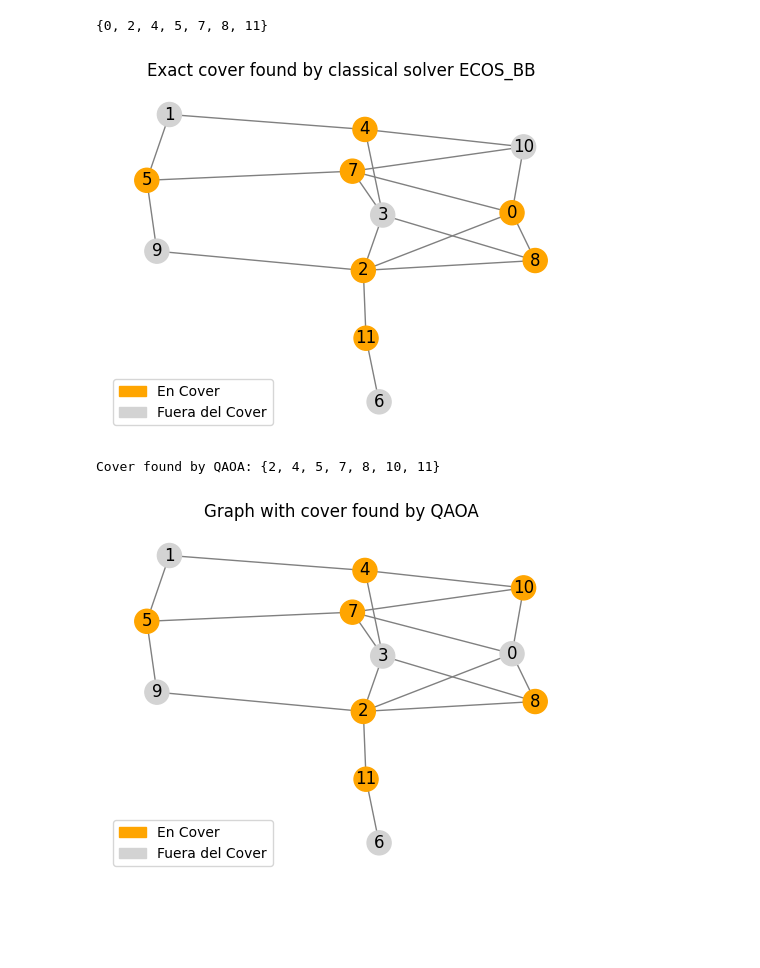
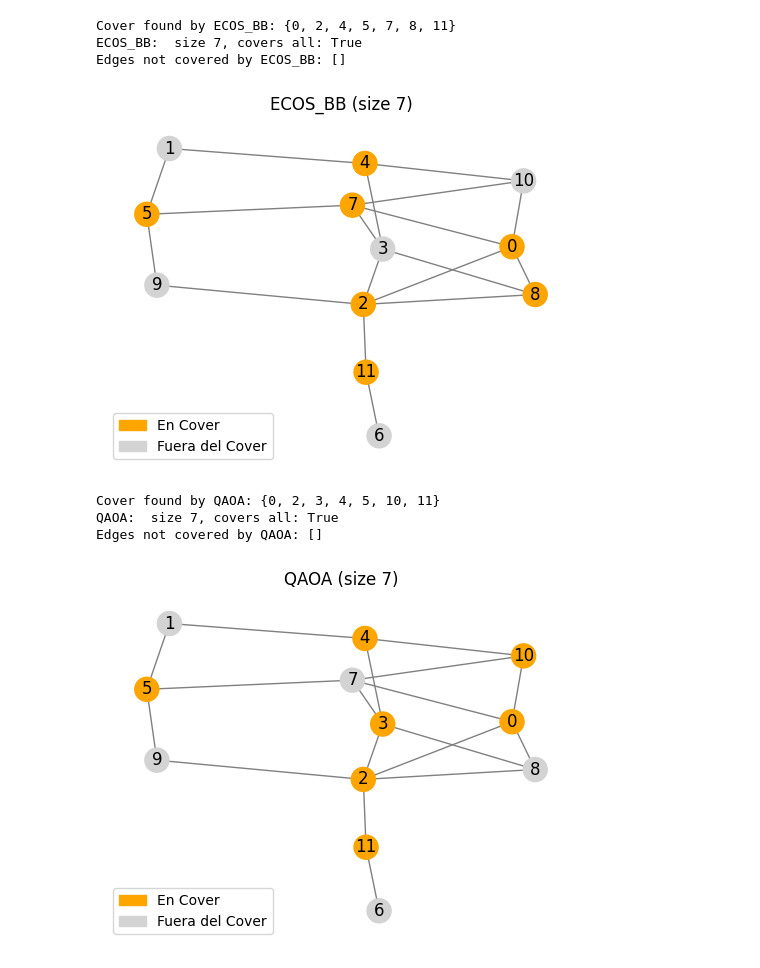
Before and after one commit to pabloramosdev/quantum_computing, a Jupyter notebook: Minimum Vertex Cover.ipynb, the cells around one changed output. Drawn from its saved outputs; the diff is of its cells as text; code cells hidden in the pictures; blank space fills up the shorter version.

```diff
--- a/Minimum Vertex Cover.ipynb
+++ b/Minimum Vertex Cover.ipynb
@@ -46,23 +49,28 @@ show_cover(G, set(), "Grafo original")
 # Exact solution using classical algorithm
 exact_cover = solve_vertex_cover(G)
 # %%
-print(exact_cover)
+print(f"Cover found by ECOS_BB: {exact_cover}")
+
+print(f"ECOS_BB:  size {len(exact_cover)}, "f"covers all: {is_vertex_cover(G, exact_cover)}")
+print("Edges not covered by ECOS_BB:", uncovered_edges(G, exact_cover))
 # %% [output]
-{0, 2, 4, 5, 7, 8, 11}
+Cover found by ECOS_BB: {0, 2, 4, 5, 7, 8, 11}
+ECOS_BB:  size 7, covers all: True
+Edges not covered by ECOS_BB: []
 # %%
 # Visualize results
-show_cover(G, exact_cover, "Exact cover found by classical solver ECOS_BB")
+show_cover(G, exact_cover, f"ECOS_BB (size {len(exact_cover)})")
 # %% [output]
-[figure, old version]
+[figure, new version]
 # %%
 # Configure and run QAOA solver
 state_preparation_qaoa = StatePreparation(
     qaoa_config=QAOAConfig(
-        p=2,
+        p=4,
         shots=5000,
         device_name="lightning.qubit",
         hamiltonian_factory=min_vertex_cover,
-        constrained=True
+        constrained=False # True Quantum Alternating Operator Ansatz - False Quantum Approximate Optimization Algorithm
     )
 )
 
@@ -70,16 +78,21 @@ state_preparation_qaoa = StatePreparation(
 solver = QAOASolver(state_preparation=state_preparation_qaoa)
 
 # Solve the problem
-results = solver.solve(G)
+qaoa_cover = solver.solve(G)
 # %%
-print(f"Cover found by QAOA: {results}")
+print(f"Cover found by QAOA: {qaoa_cover}")
+
+print(f"QAOA:  size {len(qaoa_cover)}, "f"covers all: {is_vertex_cover(G, qaoa_cover)}")
+print("Edges not covered by QAOA:", uncovered_edges(G, qaoa_cover))
 # %% [output]
-Cover found by QAOA: {2, 4, 5, 7, 8, 10, 11}
+Cover found by QAOA: {0, 2, 3, 4, 5, 10, 11}
+QAOA:  size 7, covers all: True
+Edges not covered by QAOA: []
 # %%
 # Visualize results
-show_cover(G, results, "Graph with cover found by QAOA")
+show_cover(G, qaoa_cover, f"QAOA (size {len(qaoa_cover)})")
 # %% [output]
-[figure, old version]
+[figure, new version]
 # %%
 # This parameter indicates whether to use Quantum Approximate Optimization Algorithm (False) or Quantum Alternating Operator Ansatz (True).
 constrained = True
```
Also changed, not shown: parts of 3 cells of this notebook.
